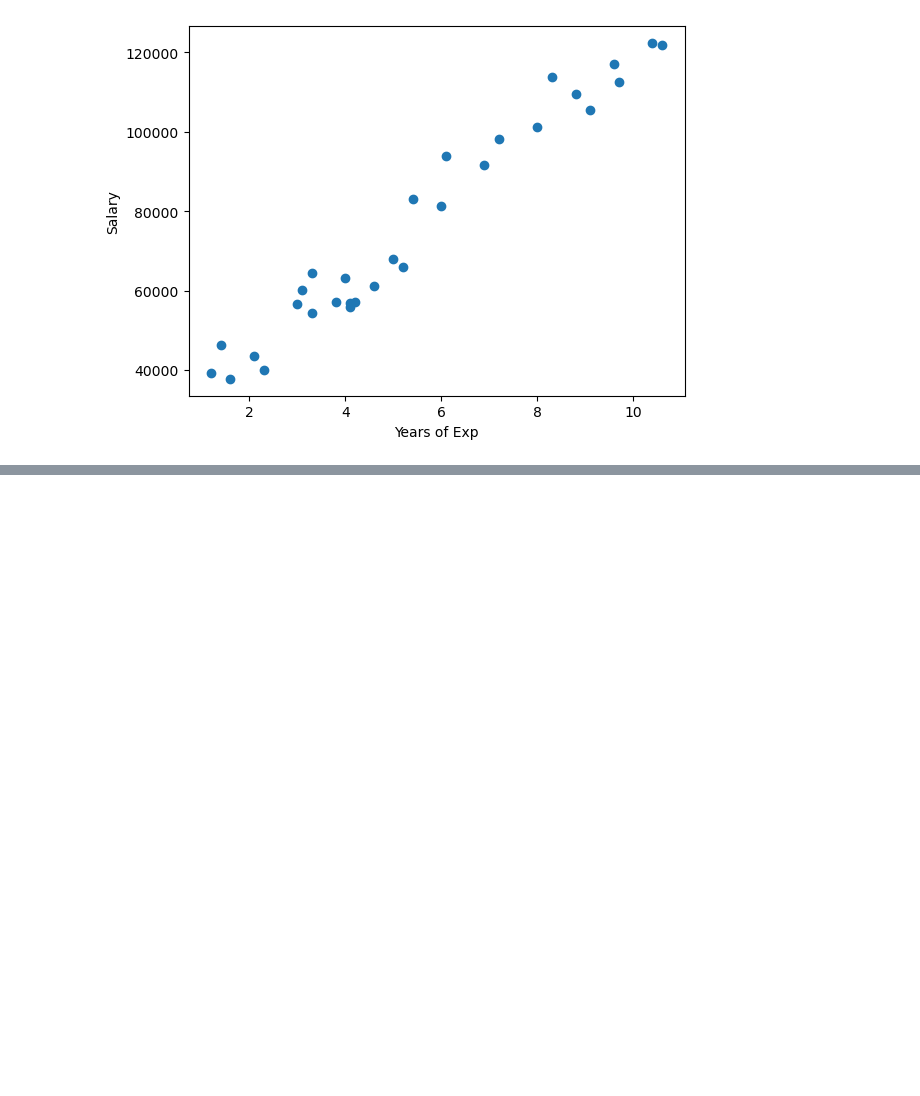
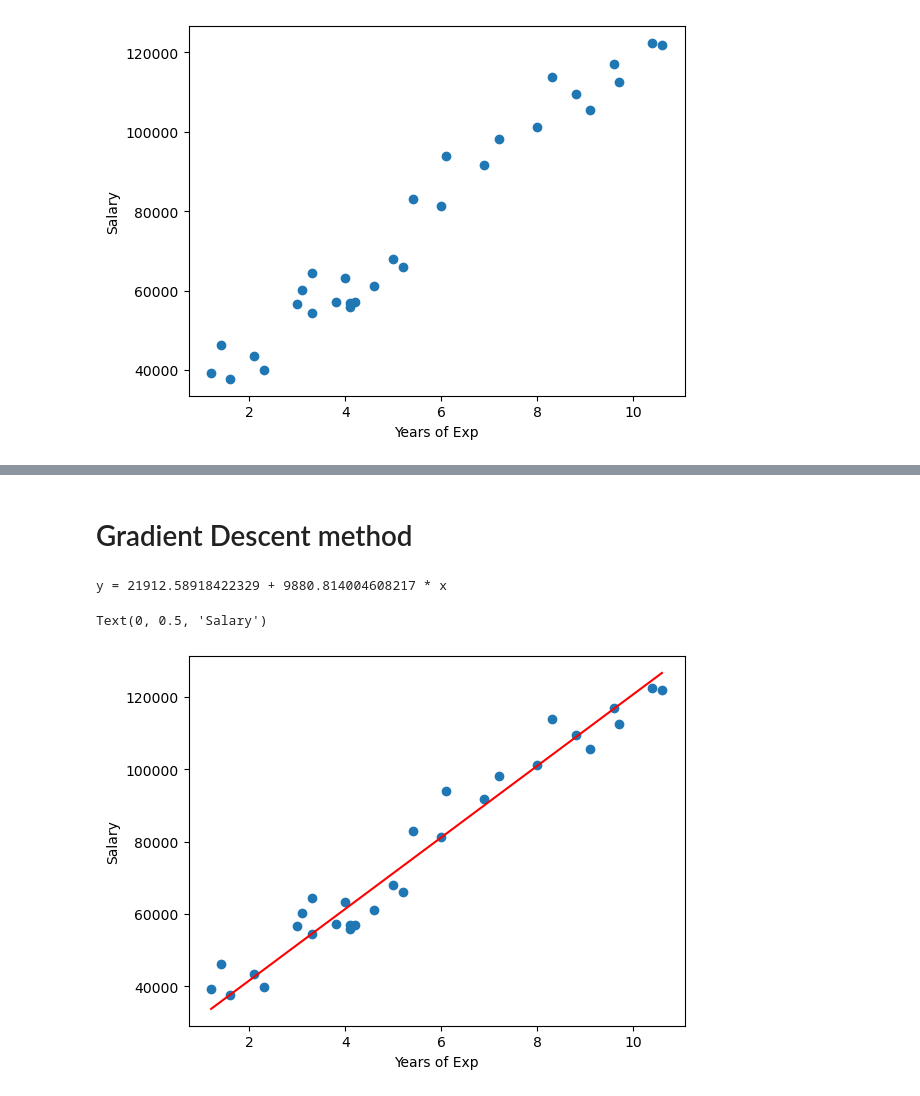
Before and after one commit to 1YEARTRAINING/1-YEAR-TRAINING, a Jupyter notebook: Machine Learning/LinearRegression/LinearRegression.ipynb, the cells around one changed output, grey strips where cells are left out. Saved outputs shown, nothing was run; the diff lists cells and outputs as text; code cells hidden in the pictures; blank space fills up the shorter version.

```diff
--- a/Machine Learning/LinearRegression/LinearRegression.ipynb
+++ b/Machine Learning/LinearRegression/LinearRegression.ipynb
@@ -57,0 +63,36 @@ y = 24848.203966523193 + 9449.962321455076*x
+# %% [markdown]
+# Gradient Descent method
+# %%
+def gradient_desent_method(x, y, learning_rate = 0.01, iterations = 1000):
+    b0, b1 = 0, 0
+    n = len(x)
+
+
+    for _ in range(iterations):
+       # predictions
+        y_pred = b0 + b1 * x
+
+        # errors
+        error = y - y_pred
+
+        # gradients
+        db0 = -(1/n) * np.sum(error)
+        db1 = -(1/n) * np.sum(x * error)
+
+        # update
+        b0 -= learning_rate * db0
+        b1 -= learning_rate * db1
+
+    print(f'y = {b0} + {b1} * x')
+    return b0 + b1 * x
+# %%
+plt.plot(x_train, gradient_desent_method(x_train,y_train), color='red') # plotting the regression line
+
+plt.scatter(x_train,y_train)
+
+plt.xlabel("Years of Exp")
+plt.ylabel("Salary")
+# %% [output]
+y = 21912.58918422329 + 9880.814004608217 * x
+Text(0, 0.5, 'Salary')
+[figure, added]
```
Also changed, not shown: parts of 3 cells of this notebook.
